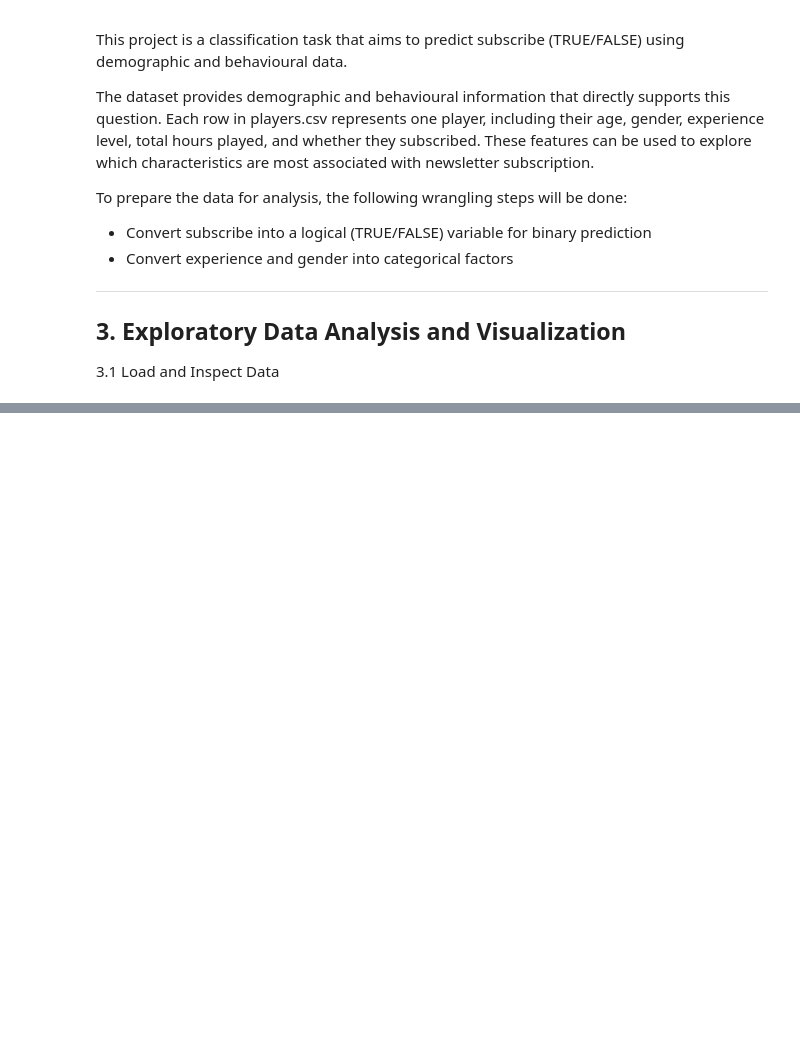
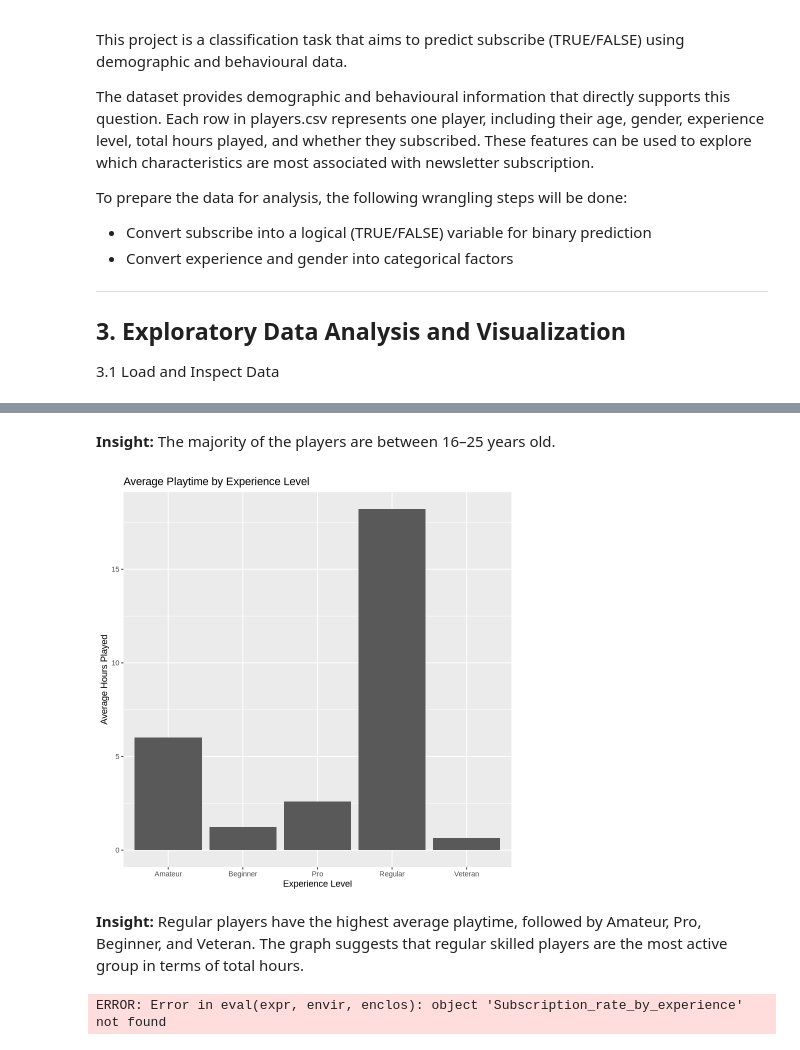
Before and after one commit to lsqolivia/THE-FINAL-dsci-project, a Jupyter notebook: dsci project.ipynb, the cells around one changed output, grey strips where cells are left out. Cells and saved outputs as stored; diff of their text form; code cells hidden in the pictures; blank space fills up the shorter version.

```diff
--- a/dsci project.ipynb
+++ b/dsci project.ipynb
@@ -60,0 +184,31 @@ To prepare the data for analysis, the following wrangling steps will be done:
+# %% [markdown]
+**Insight:**
+The majority of the players are between 16–25 years old.
+# %%
+playtime_by_experience <- players |>
+group_by(experience) |>
+summarize(mean_played_hours = mean(played_hours, na.rm = TRUE)) |>
+ggplot(aes(x = experience, y = mean_played_hours)) +
+  geom_bar(stat = "identity") +
+  labs(title = "Average Playtime by Experience Level",
+       x = "Experience Level",
+       y = "Average Hours Played")
+playtime_by_experience
+# %% [output]
+[figure, added]
+# %% [markdown]
+**Insight:**
+Regular players have the highest average playtime, followed by Amateur, Pro, Beginner, and Veteran.
+The graph suggests that regular skilled players are the most active group in terms of total hours.
+# %%
+subscription_rate_by_experience <- players |>
+  group_by(experience) |>
+  summarize(subscription_rate = mean(subscribe, na.rm = TRUE)) |>
+  ggplot(aes(x = experience, y = subscription_rate)) +
+  geom_bar(stat = "identity") +
+  labs(title = "Newsletter Subscription Rate by Experience Level",
+       x = "Experience Level",
+       y = "Proportion Subscribed")
+Subscription_rate_by_experience
+# %% [output]
+ERROR: Error in eval(expr, envir, enclos): object 'Subscription_rate_by_experience' not found
```
Also changed, not shown: parts of 10 cells of this notebook.
